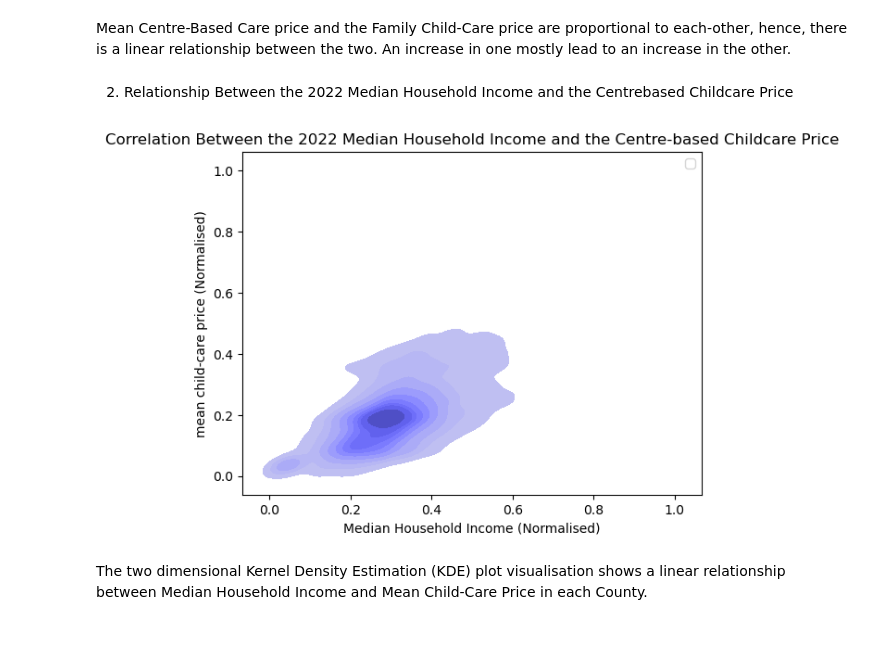
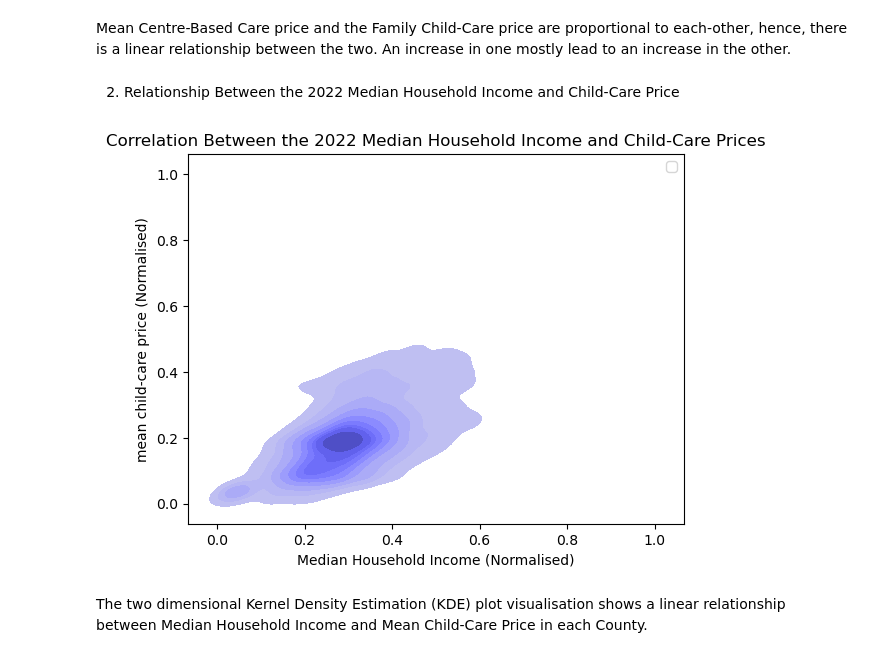
Before and after one commit to kaymighty86/us-poverty-rate-analysis, a Jupyter notebook: us_poverty_rate_analysis_notebook.ipynb, the cells around one changed output. Cells and saved outputs as stored; diff of their text form; code cells hidden in the pictures.

```diff
--- a/us_poverty_rate_analysis_notebook.ipynb
+++ b/us_poverty_rate_analysis_notebook.ipynb
@@ -607,15 +599,15 @@ plt.show()
 # %% [markdown]
 Mean Centre-Based Care price and the Family Child-Care price are proportional to each-other, hence, there is a linear relationship between the two. An increase in one mostly lead to an increase in the other.
 # %% [markdown]
-2. Relationship Between the 2022 Median Household Income and the Centrebased Childcare Price
+2. Relationship Between the 2022 Median Household Income and Child-Care Price
 # %%
 avg_chilcare_price_series = (filtered_df[["avg_centrebased_care_price","avg_family_childcare_price"]]).mean(axis=1)
 visualiseReationshipKDE(x = filtered_df["2022_med_household_inc"], y = avg_chilcare_price_series, xlabel="Median Household Income", ylabel="mean child-care price", color = "blue")
-plt.title("Correlation Between the 2022 Median Household Income and the Centre-based Childcare Price")
+plt.title("Correlation Between the 2022 Median Household Income and Child-Care Prices")
 plt.legend()
 plt.show()
 # %% [output]
-[figure, old version]
+[figure, new version]
 # %% [markdown]
 The two dimensional Kernel Density Estimation (KDE) plot visualisation shows a linear relationship between Median Household Income and Mean Child-Care Price in each County.
 # %% [markdown]
```
Also changed, not shown: parts of 15 cells of this notebook, 3 other files.
